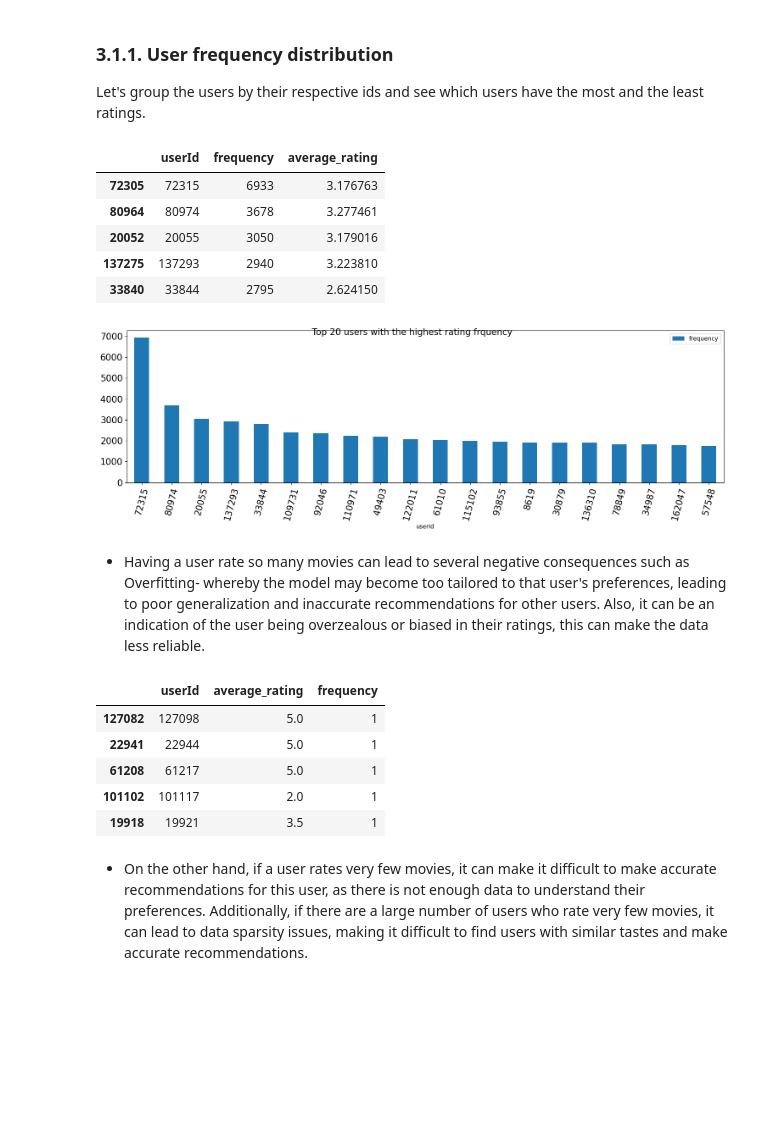
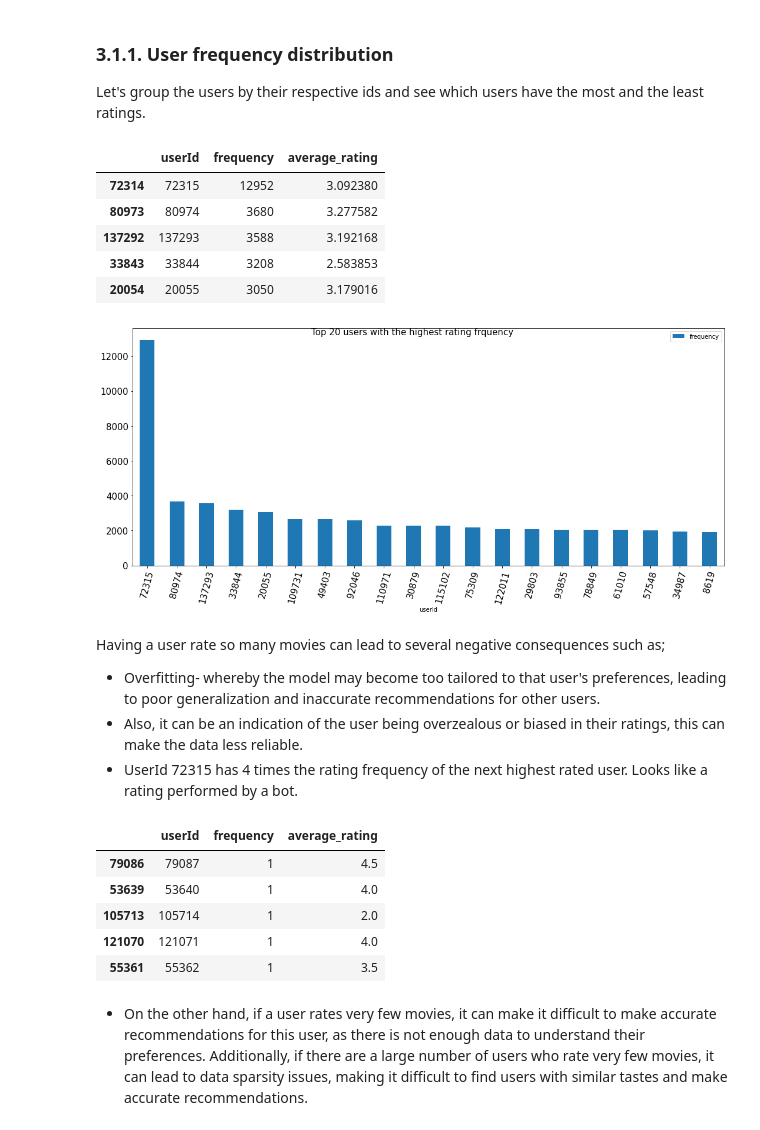
Before and after one commit to JasperZeroes/TeamND2-unsupervised-predict, a Jupyter notebook: TeamND2_notebook.ipynb, the cells around one changed output. Drawn from its saved outputs; the diff is of its cells as text; code cells hidden in the pictures; blank space fills up the shorter version.

```diff
--- a/TeamND2_notebook.ipynb
+++ b/TeamND2_notebook.ipynb
@@ -420,7 +420,7 @@ dtype: int64
 Let's group the users by their respective ids and see which users have the most and the least ratings.
 # %%
 # Group the data by userId and get the average rating and frequency
-user_frequency = merged_df.groupby(["userId"]).agg({'rating': ['size', 'mean',]})
+user_frequency = ratings.groupby(["userId"]).agg({'rating': ['size', 'mean',]})
 
 # Rename the columns
 user_frequency.columns = ['frequency', 'average_rating']
@@ -438,32 +438,35 @@ user_frequency = user_frequency.sort_values(by='frequency',ascending=False)
 user_frequency.head()
 # %% [output]
 |  | userId | frequency | average_rating |
-| 72305 | 72315 | 6933 | 3.176763 |
-| 80964 | 80974 | 3678 | 3.277461 |
-| 20052 | 20055 | 3050 | 3.179016 |
-| 137275 | 137293 | 2940 | 3.223810 |
-| 33840 | 33844 | 2795 | 2.624150 |
+| 72314 | 72315 | 12952 | 3.092380 |
+| 80973 | 80974 | 3680 | 3.277582 |
+| 137292 | 137293 | 3588 | 3.192168 |
+| 33843 | 33844 | 3208 | 2.583853 |
+| 20054 | 20055 | 3050 | 3.179016 |
 # %%
 # You can plot the above table as a histogram showing the distribution
-user_frequency[:20].plot(fontsize=15,figsize  = (15,5), kind='bar',y='frequency',x='userId')
+user_frequency[:20].plot(fontsize=15,figsize  = (15,7), kind='bar',y='frequency',x='userId')
 plt.xticks(rotation = 75)
 plt.tight_layout()
 plt.grid(False)
 plt.suptitle('Top 20 users with the highest rating frquency', fontsize=15);
 # %% [output]
-[figure, old version]
+[figure, new version]
 # %% [markdown]
-* Having a user rate so many movies can lead to several negative consequences such as Overfitting- whereby the model may become too tailored to that user's preferences, leading to poor generalization and inaccurate recommendations for other users. Also, it can be an indication of the user being overzealous or biased in their ratings, this can make the data less reliable.
+Having a user rate so many movies can lead to several negative consequences such as;
+* Overfitting- whereby the model may become too tailored to that user's preferences, leading to poor generalization and inaccurate recommendations for other users.
+* Also, it can be an indication of the user being overzealous or biased in their ratings, this can make the data less reliable.
+* UserId 72315 has 4 times the rating frequency of the next highest rated user. Looks like a rating performed by a bot.
 # %%
 # Less frequent movie raters
 user_frequency.tail()
 # %% [output]
-|  | userId | average_rating | frequency |
-| 127082 | 127098 | 5.0 | 1 |
-| 22941 | 22944 | 5.0 | 1 |
-| 61208 | 61217 | 5.0 | 1 |
-| 101102 | 101117 | 2.0 | 1 |
-| 19918 | 19921 | 3.5 | 1 |
+|  | userId | frequency | average_rating |
+| 79086 | 79087 | 1 | 4.5 |
+| 53639 | 53640 | 1 | 4.0 |
+| 105713 | 105714 | 1 | 2.0 |
+| 121070 | 121071 | 1 | 4.0 |
+| 55361 | 55362 | 1 | 3.5 |
 # %% [markdown]
 * On the other hand, if a user rates very few movies, it can make it difficult to make accurate recommendations for this user, as there is not enough data to understand their preferences. Additionally, if there are a large number of users who rate very few movies, it can lead to data sparsity issues, making it difficult to find users with similar tastes and make accurate recommendations.
 # %% [markdown]
```
Also changed, not shown: parts of 110 cells of this notebook.
